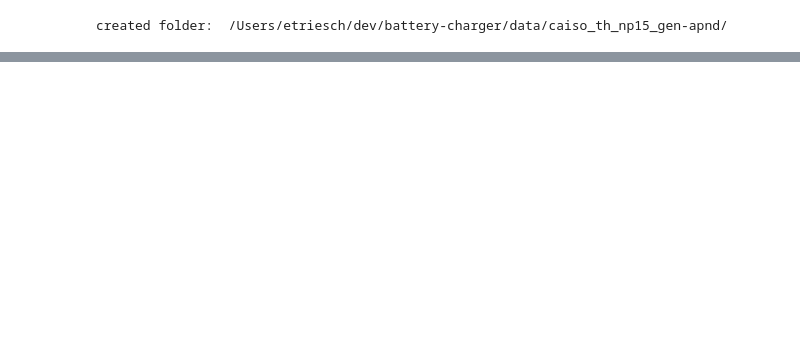
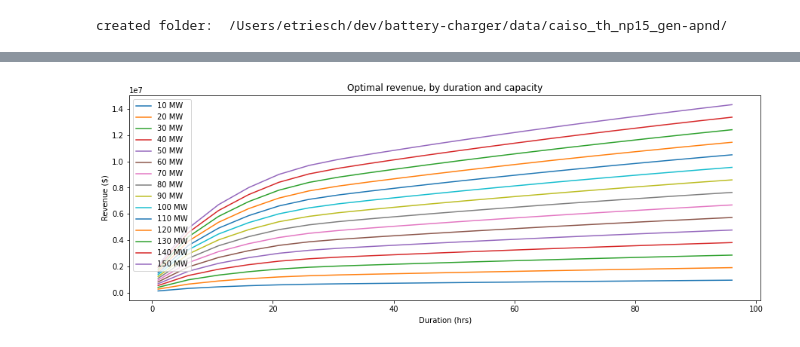
Before and after one commit to etrieschman/battery-charger, a Jupyter notebook: download_data.ipynb, the cells around one changed output, grey strips where cells are left out. Cells and saved outputs as stored; diff of their text form; code cells hidden in the pictures; blank space fills up the shorter version.

```diff
--- a/download_data.ipynb
+++ b/download_data.ipynb
@@ -59,0 +115,20 @@ created folder:  /Users/etriesch/dev/battery-charger/data/caiso_th_np15_gen-apnd
+# %%
+cap_step, dur_step = 10, 5
+durations = np.arange(1, 100, dur_step)
+capacities = np.arange(cap_step, 160, cap_step)
+log = np.zeros((len(capacities), len(durations)))
+for i, cap in enumerate(capacities):
+    for j, dur in enumerate(durations):
+        __, __, log[i, j] = get_battery_schedule(p[:t], duration=dur, charge_capacity=cap, efficiency=0.95)
+# %%
+fig = plt.figure(figsize=(15, 5))
+for i, cap in enumerate(log):
+    plt.plot(durations, cap, label=f'{(i+1)*cap_step} MW')
+
+plt.title('Optimal revenue, by duration and capacity')
+plt.xlabel('Duration (hrs)')
+plt.ylabel('Revenue ($)')
+plt.legend()
+plt.show()
+# %% [output]
+[figure, added]
```
Also changed, not shown: parts of 8 cells of this notebook.
